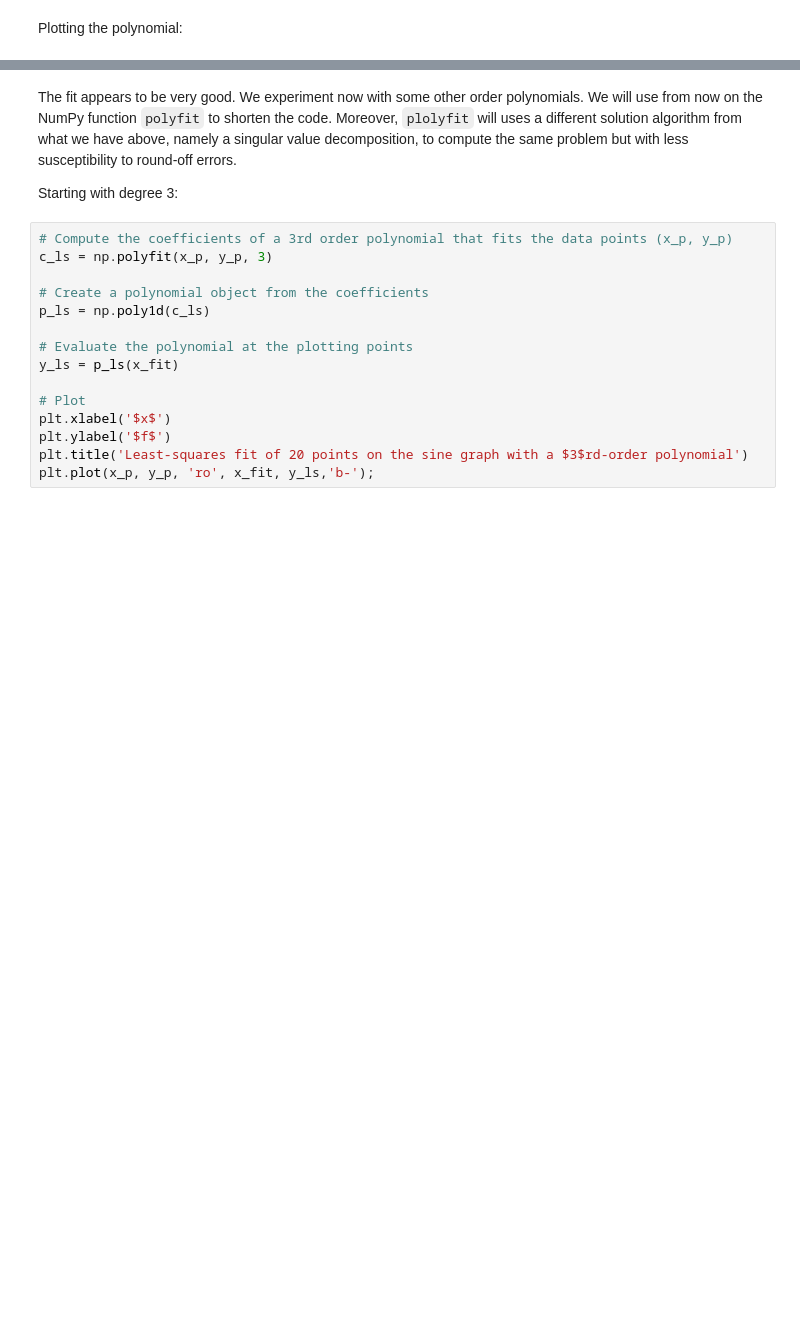
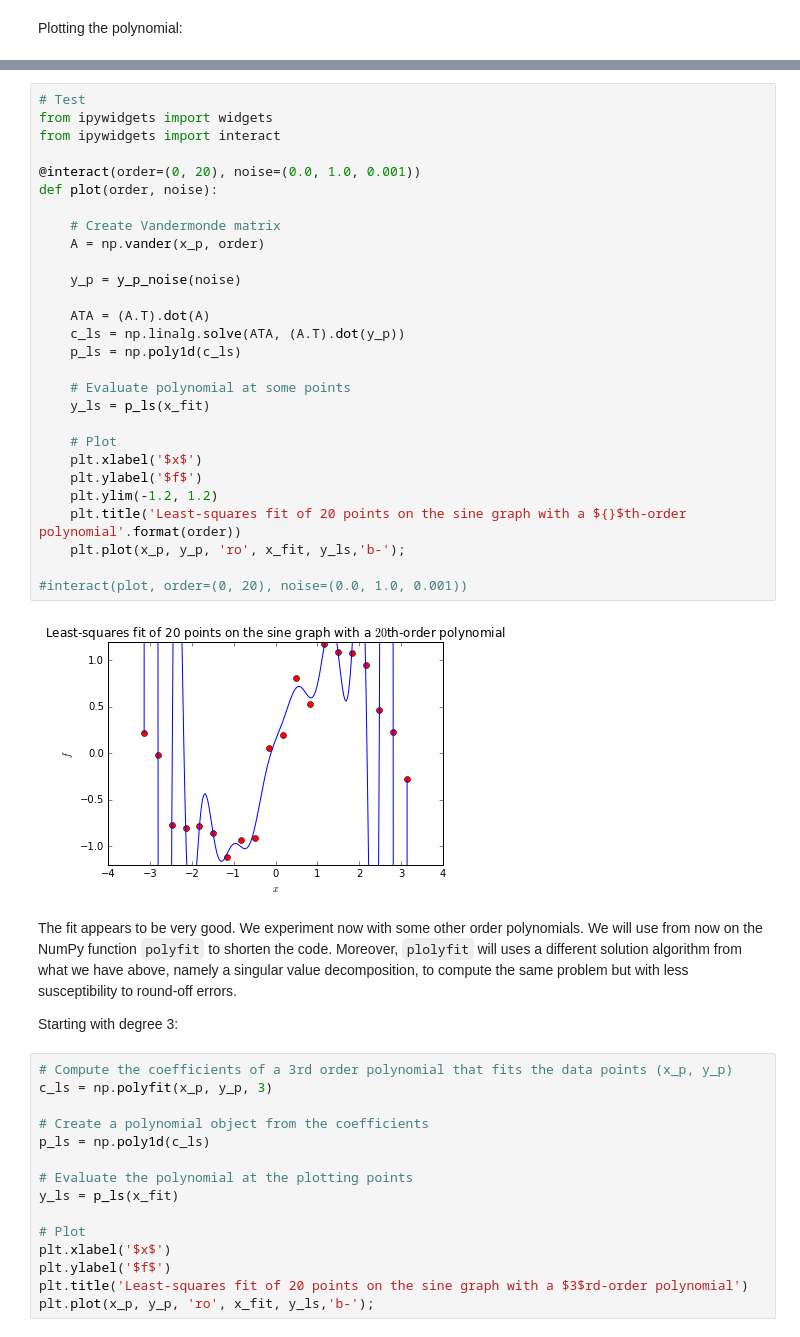
Before and after one commit to garth-wells/notebooks-3M1, a Jupyter notebook: notebooks/LeastSquares.ipynb, the cells around one changed output, grey strips where cells are left out. Drawn from its saved outputs; the diff is of its cells as text; blank space fills up the shorter version.

```diff
--- a/notebooks/LeastSquares.ipynb
+++ b/notebooks/LeastSquares.ipynb
@@ -228,6 +245,36 @@ plt.title('Least-squares fit of 20 points on the sine graph with a $6$th-order p
 plt.plot(x_p, y_p, 'ro', x_fit, y_ls,'b-');
 # %% [output]
 [figure]
+# %%
+# Test
+from ipywidgets import widgets
+from ipywidgets import interact
+
+@interact(order=(0, 20), noise=(0.0, 1.0, 0.001))
+def plot(order, noise):
+
+    # Create Vandermonde matrix
+    A = np.vander(x_p, order)
+
+    y_p = y_p_noise(noise)
+
+    ATA = (A.T).dot(A)
+    c_ls = np.linalg.solve(ATA, (A.T).dot(y_p))
+    p_ls = np.poly1d(c_ls)
+
+    # Evaluate polynomial at some points
+    y_ls = p_ls(x_fit)
+
+    # Plot
+    plt.xlabel('$x$')
+    plt.ylabel('$f$')
+    plt.ylim(-1.2, 1.2)
+    plt.title('Least-squares fit of 20 points on the sine graph with a ${}$th-order polynomial'.format(order))
+    plt.plot(x_p, y_p, 'ro', x_fit, y_ls,'b-');
+
+#interact(plot, order=(0, 20), noise=(0.0, 1.0, 0.001))
+# %% [output]
+[figure, added]
 # %% [markdown]
 The fit appears to be very good. We experiment now with some other order polynomials. We will use from now on the NumPy function `polyfit` to shorten the code. Moreover, `plolyfit` will uses a different solution algorithm from what we have above, namely a singular value decomposition, to compute the same problem but with less susceptibility to round-off errors.
 
```
Also changed, not shown: parts of 18 cells of this notebook, 1 other file.
